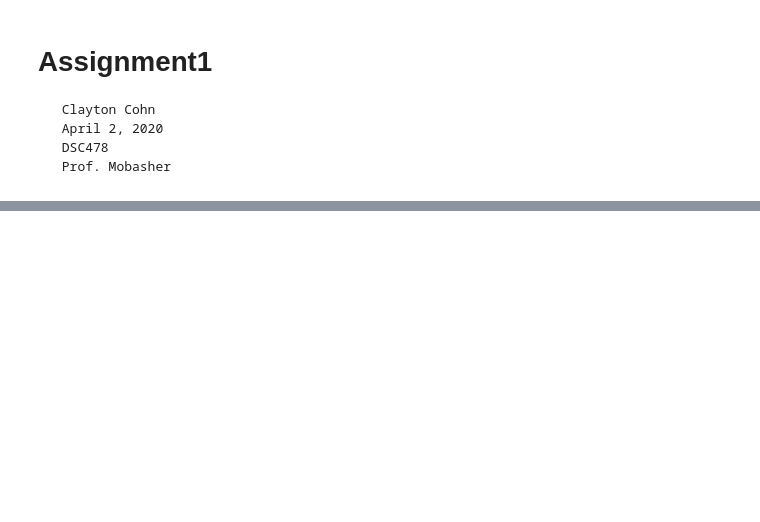
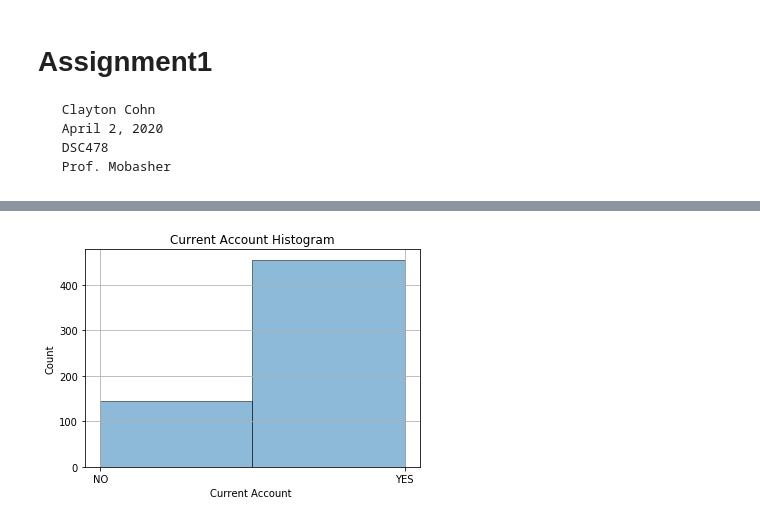
Before and after one commit to claytoncohn/DSC478, a Jupyter notebook: Jupyter/Assignment1.ipynb, the cells around one changed output, grey strips where cells are left out. Drawn from its saved outputs; the diff is of its cells as text; code cells hidden in the pictures; blank space fills up the shorter version.

```diff
--- a/Jupyter/Assignment1.ipynb
+++ b/Jupyter/Assignment1.ipynb
@@ -32,0 +121,9 @@ df.sample(10)
+# %%
+# categorical attributes - current_acct
+plt.hist(df["current_acct"], bins=2, alpha=0.5, histtype='bar', ec='black')
+plt.xlabel('Current Account')
+plt.ylabel('Count')
+plt.title('Current Account Histogram')
+plt.grid(True)
+# %% [output]
+[figure, added]
```
Also changed, not shown: parts of 12 cells of this notebook.
